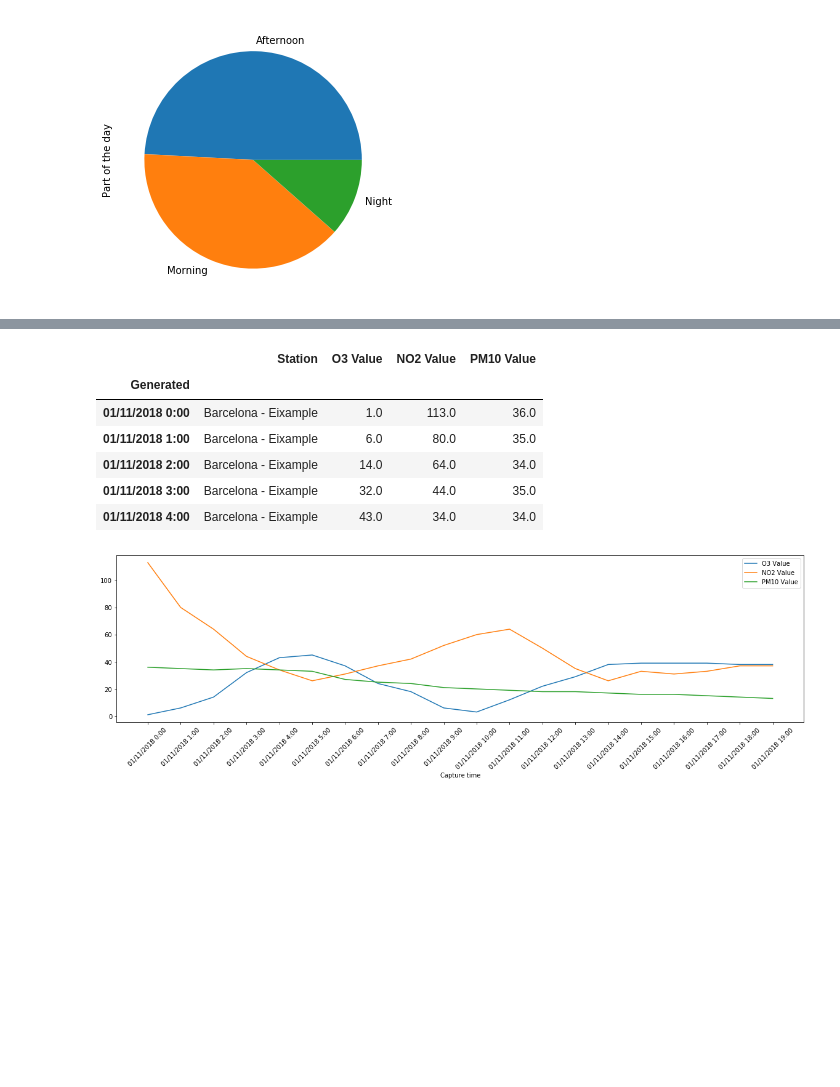
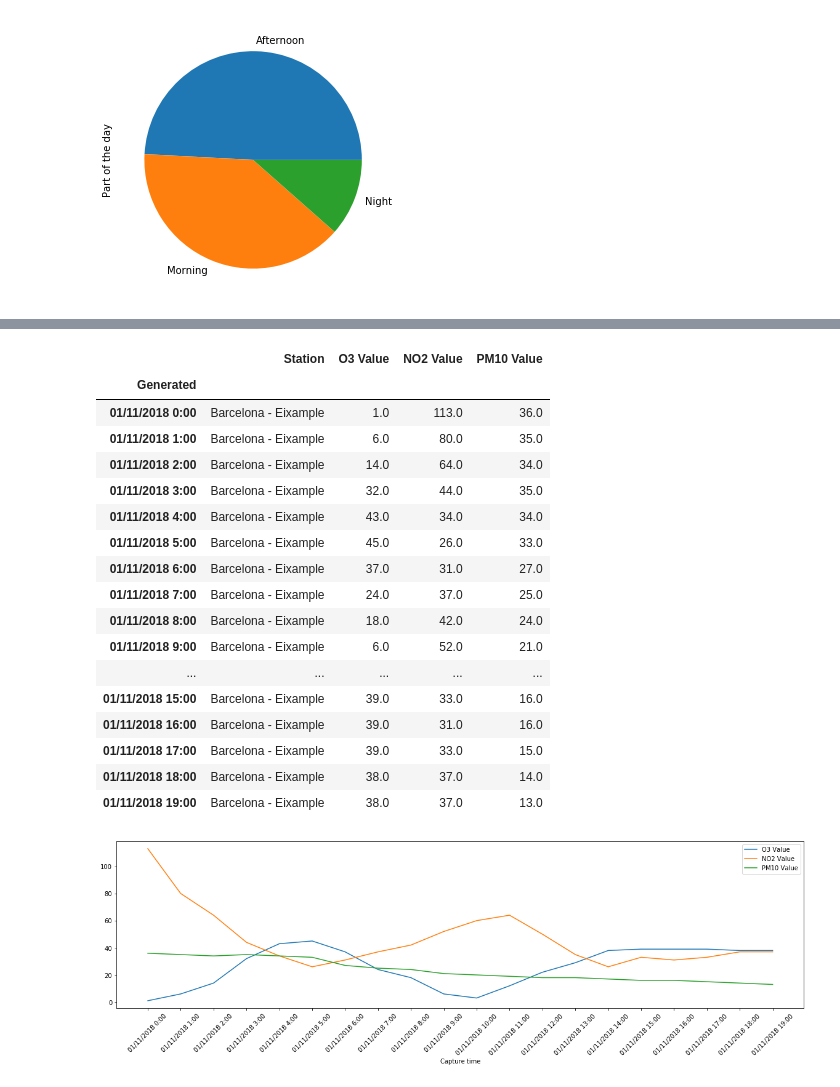
Before and after one commit to JosepBC/Barcelona-visualization, a Jupyter notebook: barcelona.ipynb, the cells around one changed output, grey strips where cells are left out. Saved outputs shown, nothing was run; the diff lists cells and outputs as text; code cells hidden in the pictures; blank space fills up the shorter version.

```diff
--- a/barcelona.ipynb
+++ b/barcelona.ipynb
@@ -118,17 +117,28 @@ airQualityDf.head()
 # %%
 df1 = airQualityDf[['Station', 'Generated', 'O3 Value', 'NO2 Value', 'PM10 Value']].dropna()
 eixampleDf = df1[df1['Station'].str.contains('Eixample')]
 eixampleDf = eixampleDf[eixampleDf["Generated"].str.contains('01/11/2018')]
 eixampleDf = eixampleDf.set_index('Generated')
-eixampleDf.head()
+eixampleDf
 # %% [output]
 |  | Station | O3 Value | NO2 Value | PM10 Value |
 | Generated |  |  |  |  |
 | 01/11/2018 0:00 | Barcelona - Eixample | 1.0 | 113.0 | 36.0 |
 | 01/11/2018 1:00 | Barcelona - Eixample | 6.0 | 80.0 | 35.0 |
 | 01/11/2018 2:00 | Barcelona - Eixample | 14.0 | 64.0 | 34.0 |
 | 01/11/2018 3:00 | Barcelona - Eixample | 32.0 | 44.0 | 35.0 |
 | 01/11/2018 4:00 | Barcelona - Eixample | 43.0 | 34.0 | 34.0 |
+| 01/11/2018 5:00 | Barcelona - Eixample | 45.0 | 26.0 | 33.0 |
+| 01/11/2018 6:00 | Barcelona - Eixample | 37.0 | 31.0 | 27.0 |
+| 01/11/2018 7:00 | Barcelona - Eixample | 24.0 | 37.0 | 25.0 |
+| 01/11/2018 8:00 | Barcelona - Eixample | 18.0 | 42.0 | 24.0 |
+| 01/11/2018 9:00 | Barcelona - Eixample | 6.0 | 52.0 | 21.0 |
+| ... | ... | ... | ... | ... |
+| 01/11/2018 15:00 | Barcelona - Eixample | 39.0 | 33.0 | 16.0 |
+| 01/11/2018 16:00 | Barcelona - Eixample | 39.0 | 31.0 | 16.0 |
+| 01/11/2018 17:00 | Barcelona - Eixample | 39.0 | 33.0 | 15.0 |
+| 01/11/2018 18:00 | Barcelona - Eixample | 38.0 | 37.0 | 14.0 |
+| 01/11/2018 19:00 | Barcelona - Eixample | 38.0 | 37.0 | 13.0 |
 # %%
 ax = eixampleDf.plot(figsize=(20, 5))
 ax.set_xticks(np.arange(len(eixampleDf.index)))
```
Also changed, not shown: parts of 5 cells of this notebook.
